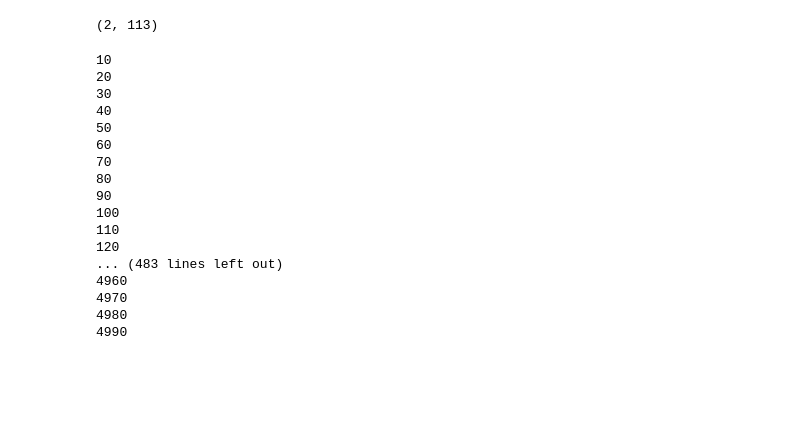
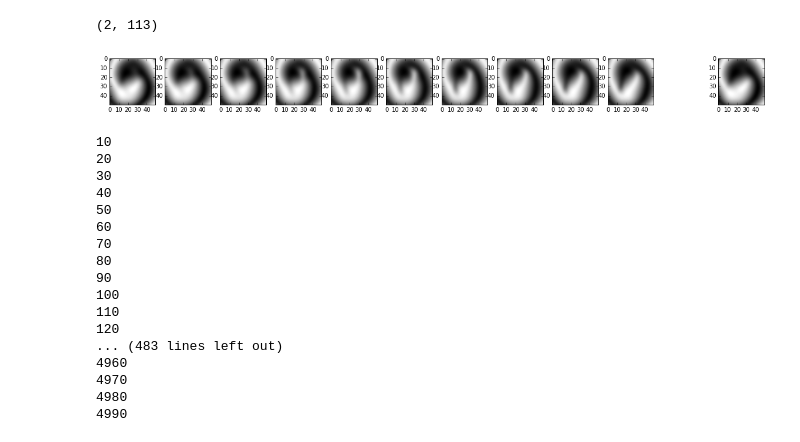
Before and after one commit to rachellevanger/image-tda-rayleigh-benard-convection, a Jupyter notebook: docs/ClassificationOfRBCDefectsSIFT.ipynb, the cells around one changed output. Saved outputs shown, nothing was run; the diff lists cells and outputs as text; code cells hidden in the pictures; blank space fills up the shorter version.

```diff
--- a/docs/ClassificationOfRBCDefectsSIFT.ipynb
+++ b/docs/ClassificationOfRBCDefectsSIFT.ipynb
@@ -455,27 +470,39 @@ print f1.shape
 # %% [output]
 (2, 113)
 # %%
-range_search_indices = range(t1, t1+101, 5)
+range_search_indices = range(t1, t1+51, 5)
 
 f1 = {}
+
+plt.rcParams['figure.figsize'] = (20.0, 3.0)
 
 for pattern_idx in range_search_indices:
 
     features1, bmp1 = loadData(pattern_idx, 0)
     features1 = np.asarray(features1)
 
     # Get the features that are within the radius of the locations
     k1 = spatial.KDTree(features1[:, 4:6])
 
     # Get 50 nearest neighbors within radius
     nn1 = k1.query(location1, k=50, distance_upper_bound=radius)
 
     # Remove infinite matches
     nn1 = nn1[1]
     nn1 = nn1[(nn1<features1.shape[0])]
 
     f1[pattern_idx] = features1[nn1]
+
+    bmp_match = bmp1[y[0]:y[1], x[0]:x[1]]
+
+    plt.subplot(1,len(range_search_indices)+1,(pattern_idx-t1)/5)
+    plt.imshow(bmp_match);
+
 print
+
+plt.show();
+# %% [output]
+[figure, added]
 # %%
 output_matches = [0, 0, 0, 0, 0]
 
```
Also changed, not shown: parts of 4 cells of this notebook, 1 other file.
